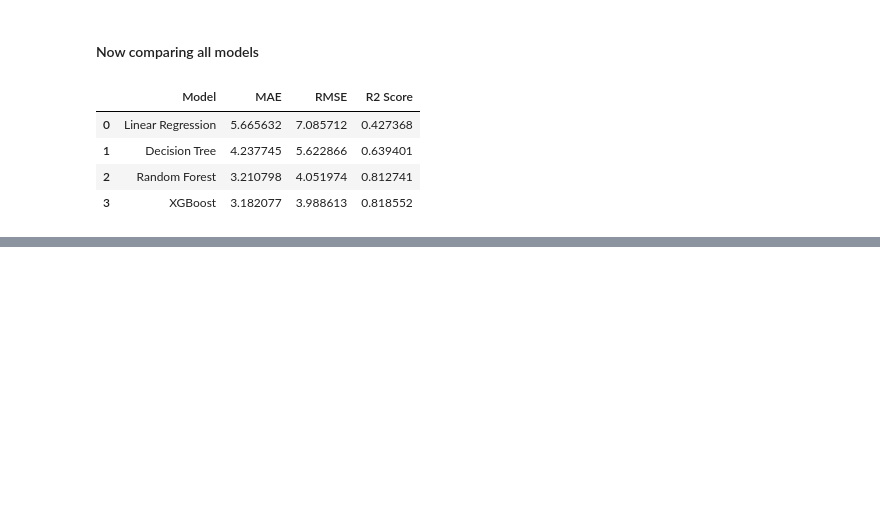
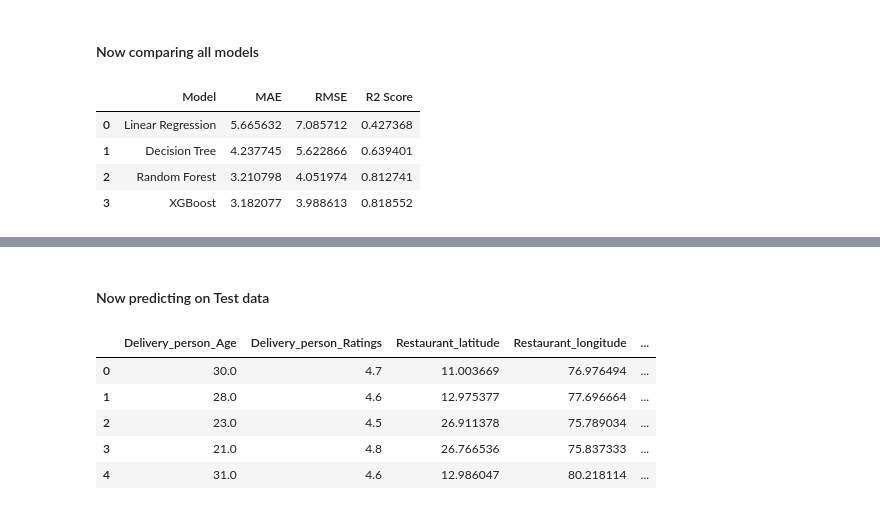
Before and after one commit to sainibunty2309-del/Food-delivery-time-prediction-, a Jupyter notebook: model.ipynb, the cells around one changed output, grey strips where cells are left out. Cells and saved outputs as stored; diff of their text form; code cells hidden in the pictures; blank space fills up the shorter version.

```diff
--- a/model.ipynb
+++ b/model.ipynb
@@ -1169,0 +1294,15 @@ results
+# %% [markdown]
+#### Now predicting on Test data
+# %%
+final_prediction = xgb_model.predict(test_df)
+
+test_df["Predicted_Delivery_Time"] = final_prediction
+
+test_df.head()
+# %% [output]
+|  | Delivery_person_Age | Delivery_person_Ratings | Restaurant_latitude | Restaurant_longitude | ... |
+| 0 | 30.0 | 4.7 | 11.003669 | 76.976494 | ... |
+| 1 | 28.0 | 4.6 | 12.975377 | 77.696664 | ... |
+| 2 | 23.0 | 4.5 | 26.911378 | 75.789034 | ... |
+| 3 | 21.0 | 4.8 | 26.766536 | 75.837333 | ... |
+| 4 | 31.0 | 4.6 | 12.986047 | 80.218114 | ... |
```
Also changed, not shown: parts of 14 cells of this notebook.
